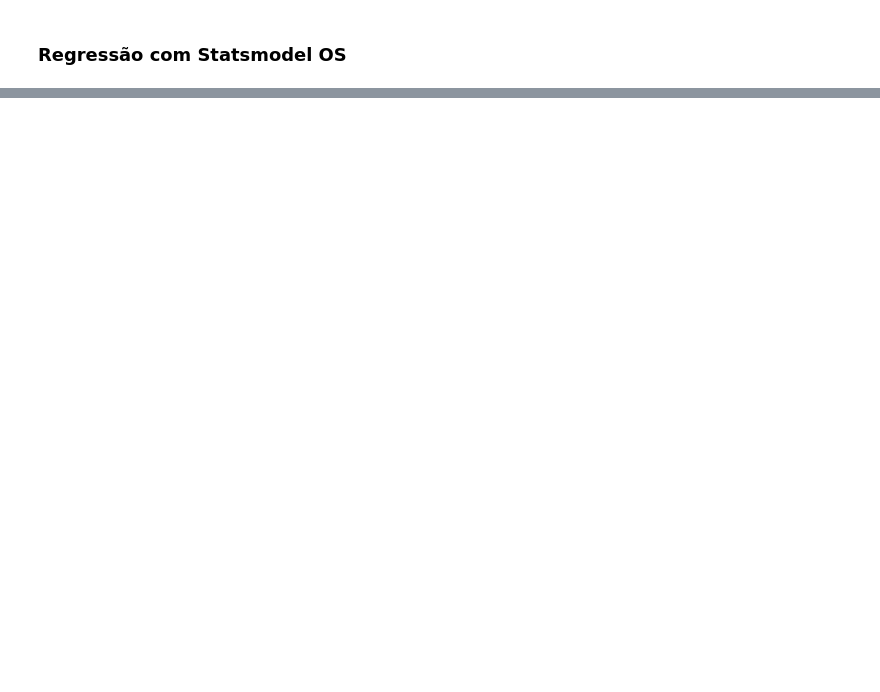
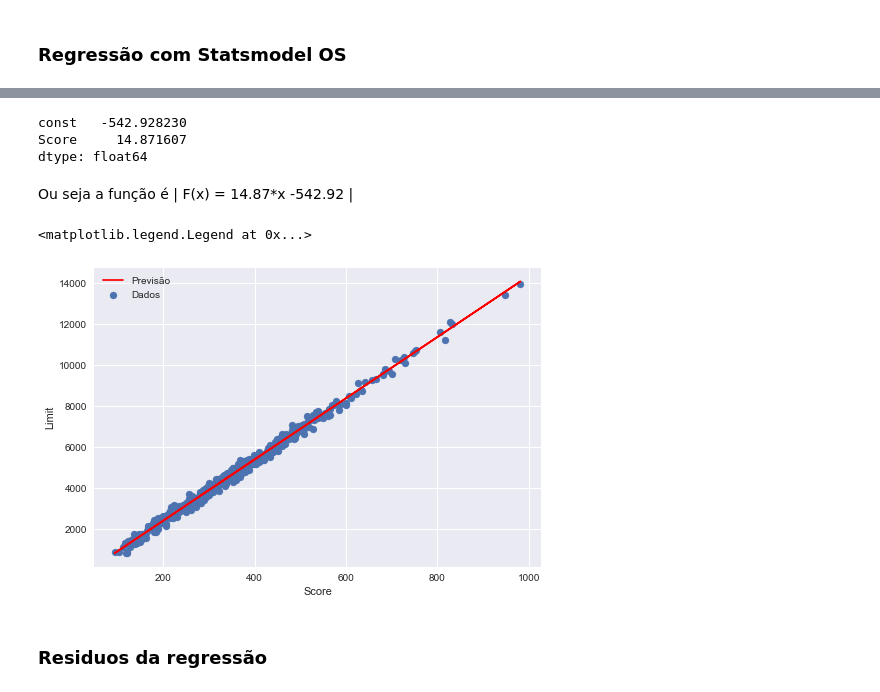
Before and after one commit to Gartarok/Bootcamp-Dados, a Jupyter notebook: DataScience/RegressaoCredito.ipynb, the cells around one changed output, grey strips where cells are left out. Saved outputs shown, nothing was run; the diff lists cells and outputs as text; code cells hidden in the pictures; blank space fills up the shorter version.

```diff
--- a/DataScience/RegressaoCredito.ipynb
+++ b/DataScience/RegressaoCredito.ipynb
@@ -141,4 +146,27 @@ OLS Regression Results
 | Kurtosis: | 2.537 | Cond. No. | 970. |
 Notes:
 [1] Standard Errors assume that the covariance matrix of the errors is correctly specified.
+# %%
+model.params
+# %% [output]
+const   -542.928230
+Score     14.871607
+dtype: float64
+# %% [markdown]
+Ou seja a função é | F(x) = 14.87*x -542.92 |
+# %%
+y_est = df['Score'] * model.params[1] + model.params[0]
+# %%
+plt.scatter(df['Score'],df['Limit'])
+plt.plot(df['Score'],y_est,c='red')
+
+plt.ylabel('Limit')
+plt.xlabel('Score')
+
+plt.legend(['Previsão', 'Dados'])
+# %% [output]
+<matplotlib.legend.Legend at 0x...>
+[figure, added]
+# %% [markdown]
+### Residuos da regressão
 # %%
```
Also changed, not shown: parts of 3 cells of this notebook.
